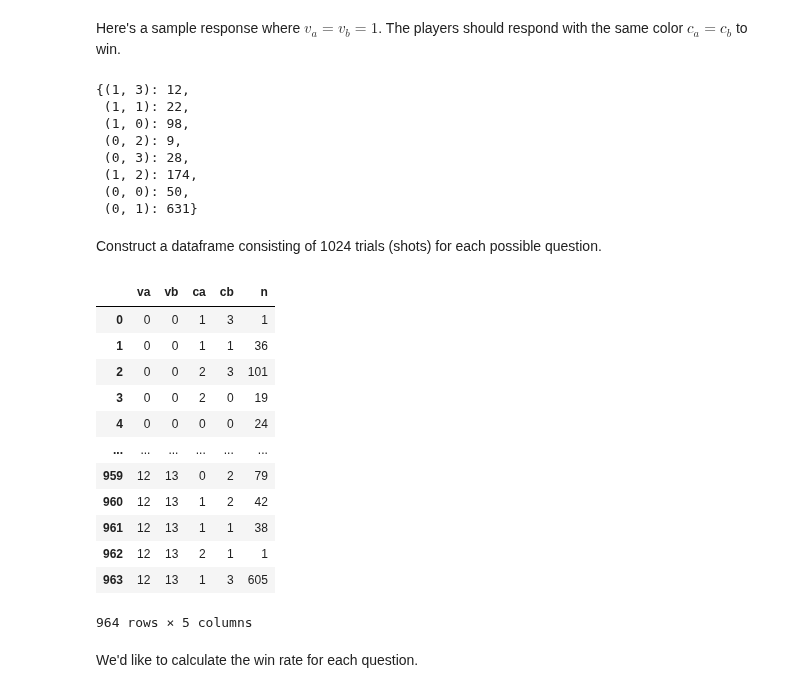
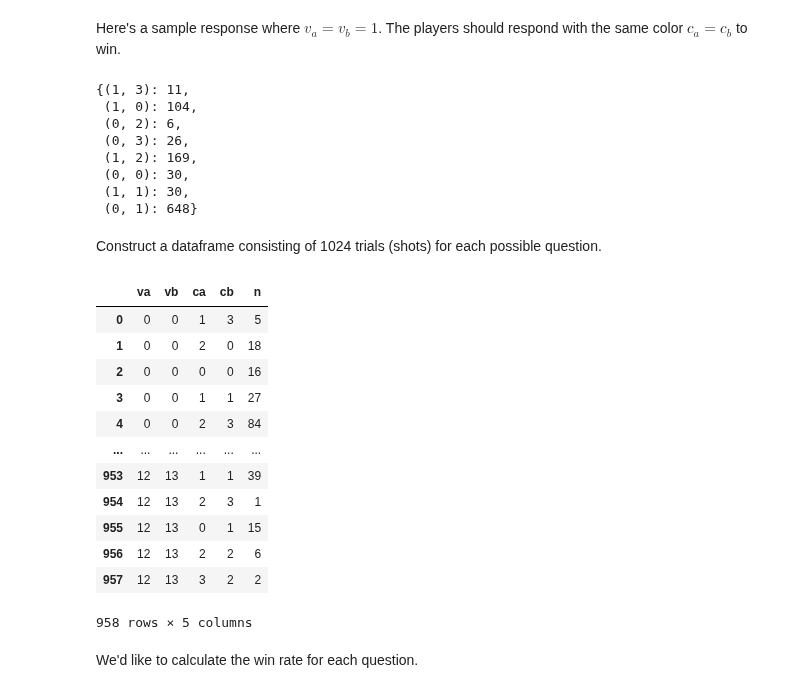
Before and after one commit to jfurches/nonlocalgames, a Jupyter notebook: g14.ipynb, the cells around one changed output. Saved outputs shown, nothing was run; the diff lists cells and outputs as text; code cells hidden in the pictures.

```diff
--- a/g14.ipynb
+++ b/g14.ipynb
@@ -7,17 +7,17 @@ The autoreload extension is already loaded. To reload it, use:
 # %%
 import numpy as np
 from scipy.sparse.linalg import eigsh
+from tqdm import tqdm
 import matplotlib.pyplot as plt
 import seaborn as sns
 sns.set_palette('pastel')
 sns.set_style('ticks')
 
-from nonlocalgames import methods
 from nonlocalgames.hamiltonians import G14
 
 values = []
 ham = G14(init_mode='normal')
-for i in range(5000):
+for i in tqdm(range(5000)):
     ham.init(seed=i)
     w, _ = eigsh(ham.mat, k=1, which='LA')
     values.append(w.item())
@@ -35,6 +35,8 @@ import numpy as np
 import pandas as pd
 import gymnasium as gym
 gym.logger.set_level(logging.CRITICAL)
+
+from tqdm import tqdm
 
 from nonlocalgames import methods
 from nonlocalgames.hamiltonians import G14
@@ -45,15 +47,15 @@ best_ansatz, best_phi = None, None
 
 records = []
 
-for i in range(50):
+for i in tqdm(range(50)):
     ham = G14()
-    energies, state, phi = methods.dual_phase_optim(ham, verbose=1, seed=i, tol=1e-6)
+    energies, state, phi = methods.dual_phase_optim(ham, verbose=0, seed=i, tol=1e-6)
     energy = energies[-1]
 
     for iter_, e in enumerate(energies):
         records.append({
             'id': i,
-            'iter': iter_ + 1,
+            'iter': iter_,
             'energy': e,
         })
 
@@ -143,55 +142,55 @@ nlg.qc.draw('mpl')
 # %% [markdown]
 Here's a sample response where $v_a = v_b = 1$. The players should respond with the same color $c_a = c_b$ to win.
 # %%
-nlg.ask([1, 1], shots=1024)
+nlg.ask([1, 1], shots=1024, seed_simulator=42)
 # %% [output]
-{(1, 3): 12,
- (1, 1): 22,
- (1, 0): 98,
- (0, 2): 9,
- (0, 3): 28,
- (1, 2): 174,
- (0, 0): 50,
- (0, 1): 631}
+{(1, 3): 11,
+ (1, 0): 104,
+ (0, 2): 6,
+ (0, 3): 26,
+ (1, 2): 169,
+ (0, 0): 30,
+ (1, 1): 30,
+ (0, 1): 648}
 # %% [markdown]
 Construct a dataframe consisting of 1024 trials (shots) for each possible question.
 # %%
 import pandas as pd
 
 vertices = [(i, i) for i in range(14)]
 edges = G14._get_graph().edge_links.tolist()
 questions = vertices + edges
 N = 1024
 
 records = []
 for va, vb in questions:
-    counts = nlg.ask((va, vb), shots=N)
+    counts = nlg.ask((va, vb), shots=N, seed_simulator=42)
     for (ca, cb), n in counts.items():
         records.append({
             'va': va,
             'vb': vb,
             'ca': ca,
             'cb': cb,
             'n': n
         })
 
 df = pd.DataFrame.from_records(records)
 df.to_csv('data/g14_responses.csv', index=False)
 df
 # %% [output]
 |  | va | vb | ca | cb | n |
-| 0 | 0 | 0 | 1 | 3 | 1 |
-| 1 | 0 | 0 | 1 | 1 | 36 |
-| 2 | 0 | 0 | 2 | 3 | 101 |
-| 3 | 0 | 0 | 2 | 0 | 19 |
-| 4 | 0 | 0 | 0 | 0 | 24 |
+| 0 | 0 | 0 | 1 | 3 | 5 |
+| 1 | 0 | 0 | 2 | 0 | 18 |
+| 2 | 0 | 0 | 0 | 0 | 16 |
+| 3 | 0 | 0 | 1 | 1 | 27 |
+| 4 | 0 | 0 | 2 | 3 | 84 |
 | ... | ... | ... | ... | ... | ... |
-| 959 | 12 | 13 | 0 | 2 | 79 |
-| 960 | 12 | 13 | 1 | 2 | 42 |
-| 961 | 12 | 13 | 1 | 1 | 38 |
-| 962 | 12 | 13 | 2 | 1 | 1 |
-| 963 | 12 | 13 | 1 | 3 | 605 |
+| 953 | 12 | 13 | 1 | 1 | 39 |
+| 954 | 12 | 13 | 2 | 3 | 1 |
+| 955 | 12 | 13 | 0 | 1 | 15 |
+| 956 | 12 | 13 | 2 | 2 | 6 |
+| 957 | 12 | 13 | 3 | 2 | 2 |
-964 rows × 5 columns
+958 rows × 5 columns
 # %% [markdown]
 We'd like to calculate the win rate for each question.
 # %%
```
Also changed, not shown: parts of 5 cells of this notebook, 7 other files.
